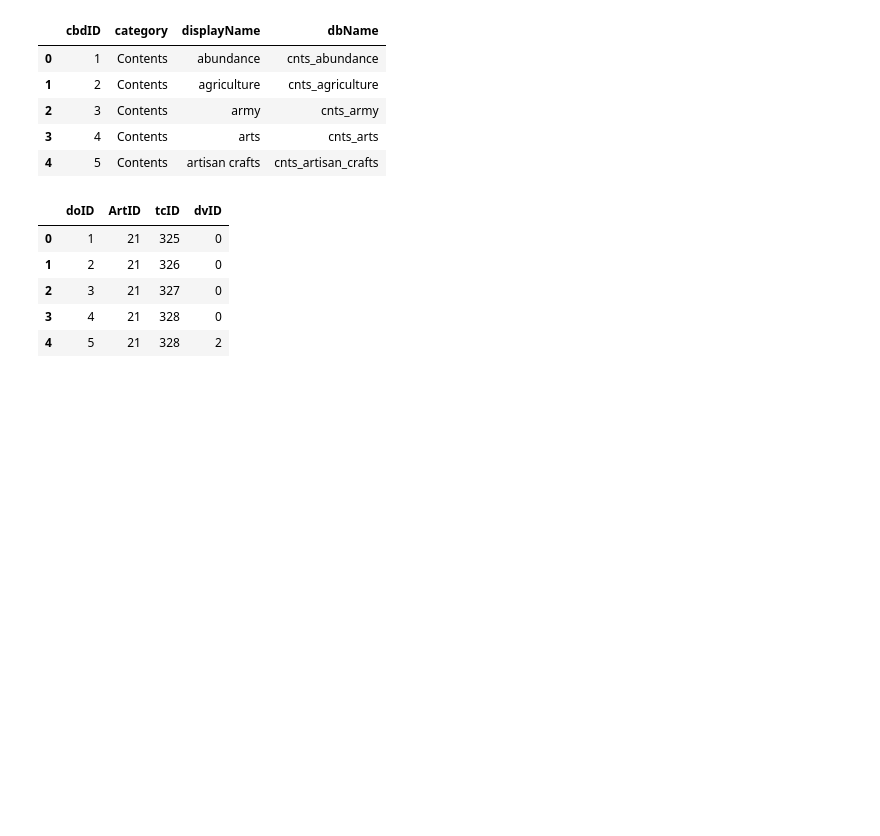
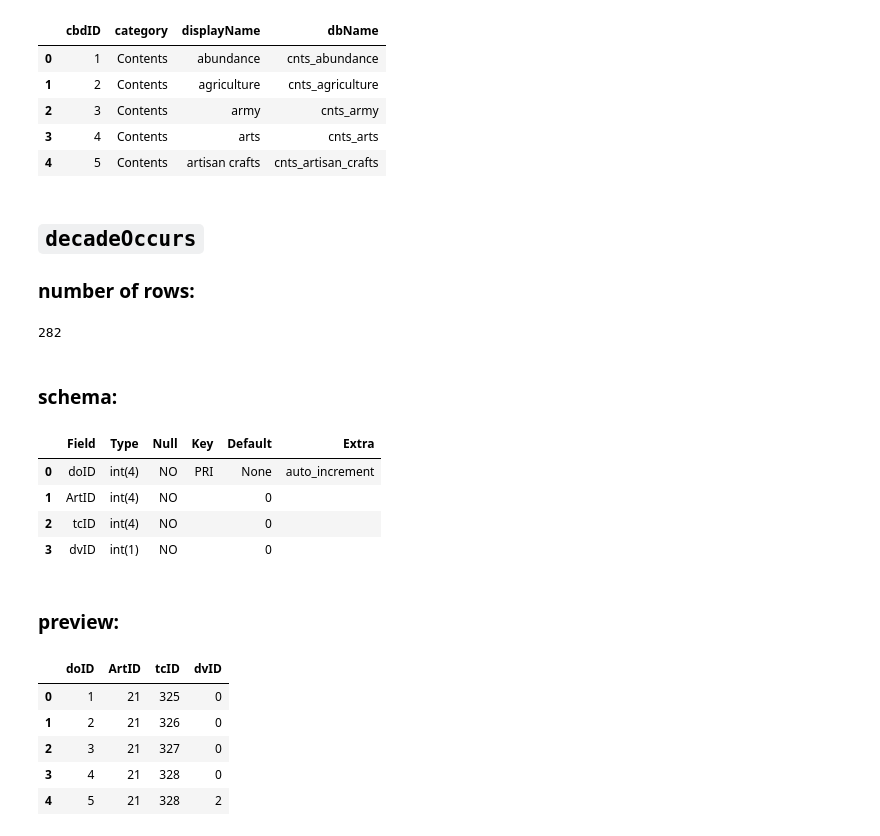
Before and after one commit to mnyrop/relics_and_selves, a Jupyter notebook: explore_and_export.ipynb, the cells around one changed output. Saved outputs shown, nothing was run; the diff lists cells and outputs as text; code cells hidden in the pictures; blank space fills up the shorter version.

```diff
--- a/explore_and_export.ipynb
+++ b/explore_and_export.ipynb
@@ -34,6 +94,26 @@ data_frames['CheckBoxData'].head()
 | 2 | 3 | Contents | army | cnts_army |
 | 3 | 4 | Contents | arts | cnts_arts |
 | 4 | 5 | Contents | artisan crafts | cnts_artisan_crafts |
+# %% [markdown]
+##  `decadeOccurs`
+
+### number of rows:
+# %%
+len(data_frames['decadeOccurs'])
+# %% [output]
+282
+# %% [markdown]
+### schema:
+# %%
+pd.read_sql('DESCRIBE decadeOccurs', con=connector)
+# %% [output]
+|  | Field | Type | Null | Key | Default | Extra |
+| 0 | doID | int(4) | NO | PRI | None | auto_increment |
+| 1 | ArtID | int(4) | NO |  | 0 |  |
+| 2 | tcID | int(4) | NO |  | 0 |  |
+| 3 | dvID | int(1) | NO |  | 0 |  |
+# %% [markdown]
+### preview:
 # %%
 data_frames['decadeOccurs'].head()
 # %% [output]
```
Also changed, not shown: parts of 49 cells of this notebook, 2 other files.
